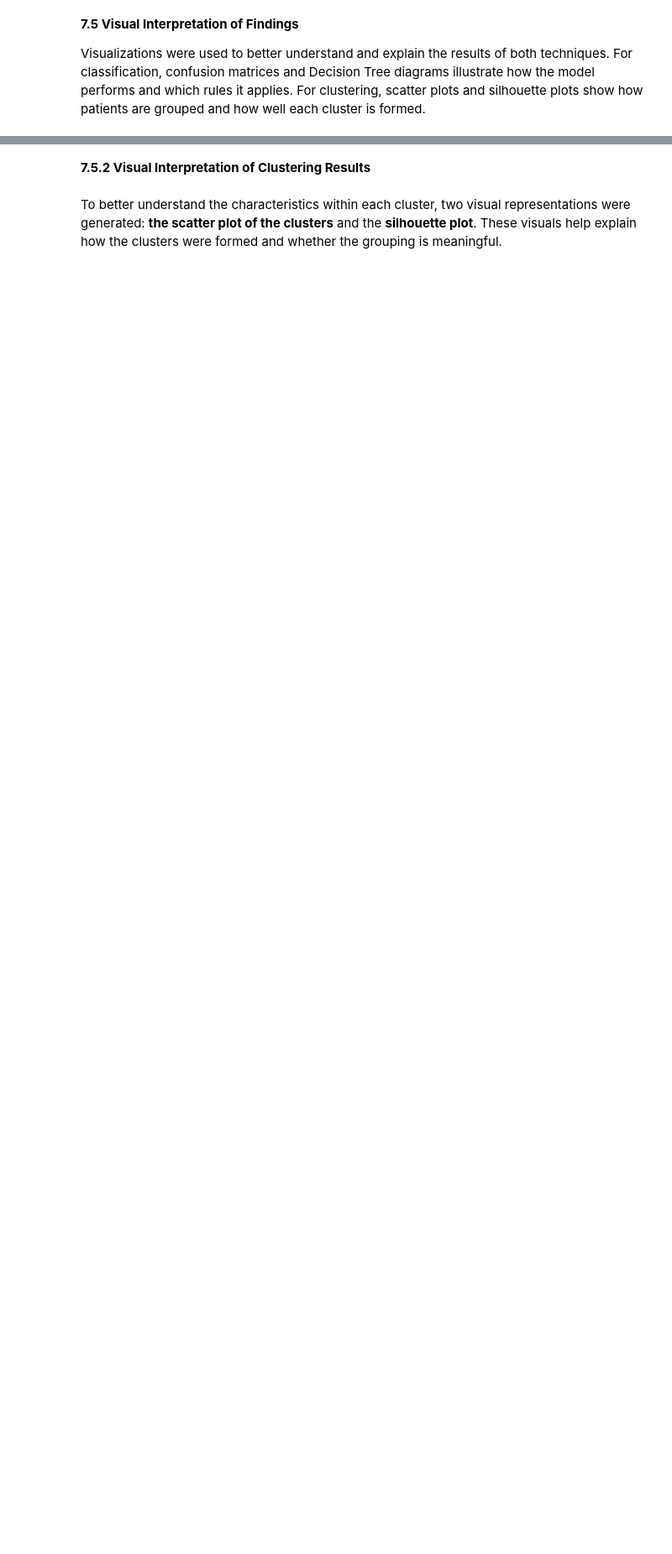
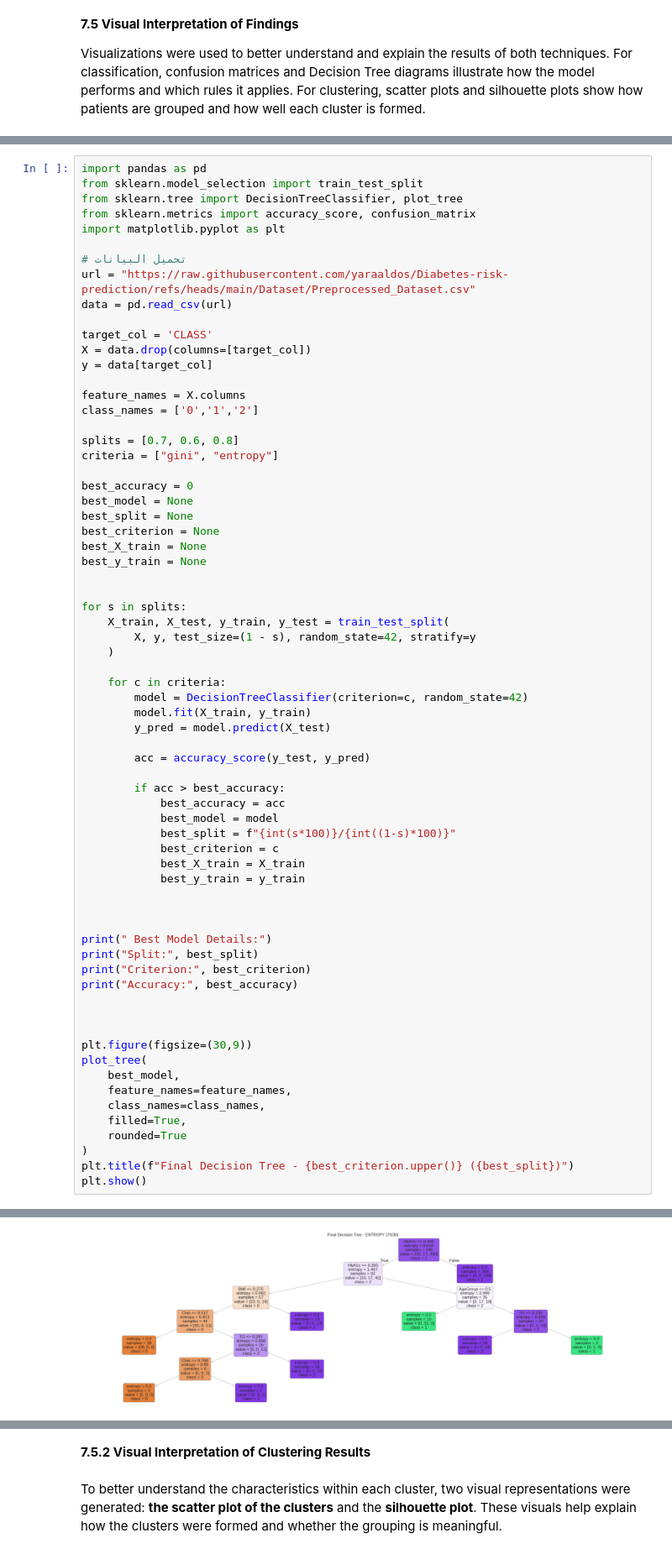
Before and after one commit to yaraaldos/Diabetes-risk-prediction, a Jupyter notebook: Reports/Phase3.ipynb, the cells around one changed output, grey strips where cells are left out. Shown at 84% size. Drawn from its saved outputs; the diff is of its cells as text; blank space fills up the shorter version.

```diff
--- a/Reports/Phase3.ipynb
+++ b/Reports/Phase3.ipynb
@@ -2276,0 +2257,69 @@ These visualizations help explain how the Decision Tree reaches its predictions
+# %%
+import pandas as pd
+from sklearn.model_selection import train_test_split
+from sklearn.tree import DecisionTreeClassifier, plot_tree
+from sklearn.metrics import accuracy_score, confusion_matrix
+import matplotlib.pyplot as plt
+
+# تحميل البيانات
+url = "https://raw.githubusercontent.com/yaraaldos/Diabetes-risk-prediction/refs/heads/main/Dataset/Preprocessed_Dataset.csv"
+data = pd.read_csv(url)
+
+target_col = 'CLASS'
+X = data.drop(columns=[target_col])
+y = data[target_col]
+
+feature_names = X.columns
+class_names = ['0','1','2']
+
+splits = [0.7, 0.6, 0.8]
+criteria = ["gini", "entropy"]
+
+best_accuracy = 0
+best_model = None
+best_split = None
+best_criterion = None
+best_X_train = None
+best_y_train = None
+
+
+for s in splits:
+    X_train, X_test, y_train, y_test = train_test_split(
+        X, y, test_size=(1 - s), random_state=42, stratify=y
+    )
+
+    for c in criteria:
+        model = DecisionTreeClassifier(criterion=c, random_state=42)
+        model.fit(X_train, y_train)
+        y_pred = model.predict(X_test)
+
+        acc = accuracy_score(y_test, y_pred)
+
+        if acc > best_accuracy:
+            best_accuracy = acc
+            best_model = model
+            best_split = f"{int(s*100)}/{int((1-s)*100)}"
+            best_criterion = c
+            best_X_train = X_train
+            best_y_train = y_train
+
+
+
+print(" Best Model Details:")
+print("Split:", best_split)
+print("Criterion:", best_criterion)
+print("Accuracy:", best_accuracy)
+
+
+
+plt.figure(figsize=(30,9))
+plot_tree(
+    best_model,
+    feature_names=feature_names,
+    class_names=class_names,
+    filled=True,
+    rounded=True
+)
+plt.title(f"Final Decision Tree - {best_criterion.upper()} ({best_split})")
+plt.show()
+# %% [output]
@@ -2276,0 +2330 @@ These visualizations help explain how the Decision Tree reaches its predictions
+[figure, added]
```
Also changed, not shown: parts of 6 cells of this notebook.
